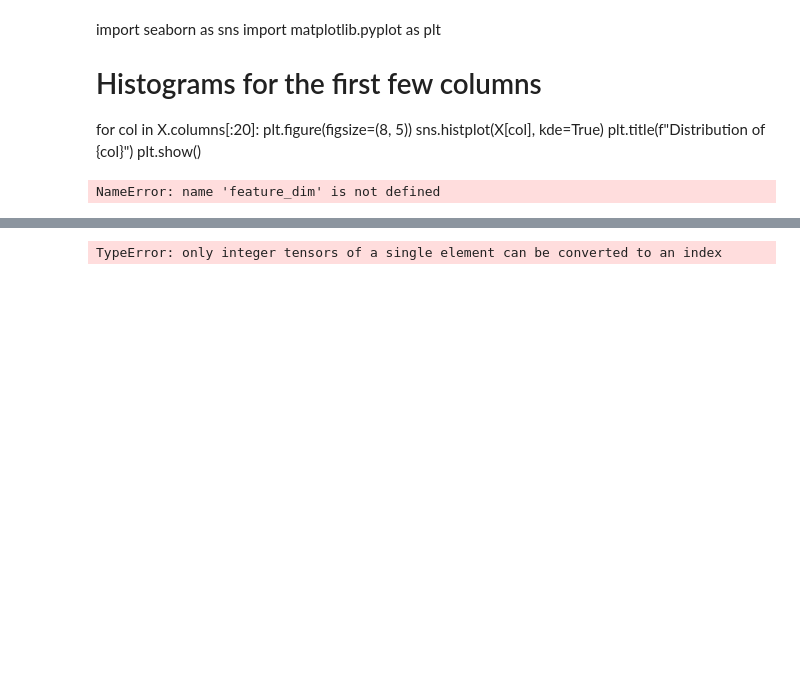
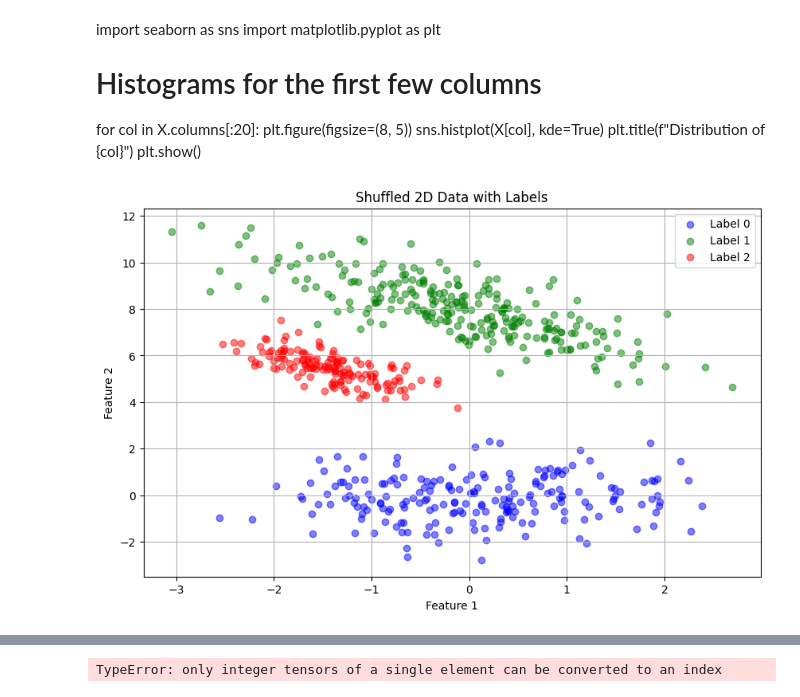
Before and after one commit to mihaozbot/eGAUSSp_Python, a Jupyter notebook: Test_4_german_credit_data_supervised.ipynb, the cells around one changed output, grey strips where cells are left out. Saved outputs shown, nothing was run; the diff lists cells and outputs as text; code cells hidden in the pictures; blank space fills up the shorter version.

```diff
--- a/Test_4_german_credit_data_supervised.ipynb
+++ b/Test_4_german_credit_data_supervised.ipynb
@@ -437,27 +594,0 @@ class eGAUSSp(torch.nn.Module):
-# %%
-# Test the eGAUSSp class
-import torch
-
-# Define the device
-device = torch.device("cuda" if torch.cuda.is_available() else "cpu")
-
-# Create an instance of the eGAUSSp model
-model = eGAUSSp(feature_dim=2, num_classes=2, N_max=5, num_sigma=2, kappa_join=0.5, S_0=1.0, c_min=2, device=device)
-
-# Create some sample data and labels
-sample_data = [
-    torch.tensor([1.0, 2.0]),
-    torch.tensor([1.5, 2.5]),
-    torch.tensor([-1.0, -2.0]),
-    torch.tensor([-1.5, -2.5]),
-    torch.tensor([0.5, 1.0]),
-    torch.tensor([0.0, 0.0]),
-    torch.tensor([-0.5, -1.0])
-]
-sample_labels = torch.tensor([0, 0, 1, 1, 0, 0, 1])
-
-# Feed the sample data to the model
-for z, label in zip(sample_data, sample_labels):
-    model.forward(z, label)
-# %% [output]
-NameError: name 'feature_dim' is not defined
@@ -463,0 +643,48 @@ NameError: name 'feature_dim' is not defined
+# %%
+# Test the eGAUSSp class
+import torch
+
+# Define the device
+device = torch.device("cuda" if torch.cuda.is_available() else "cpu")
+
+# Create an instance of the eGAUSSp model
+model = eGAUSSp(feature_dim=2, num_classes=1, N_max=4, num_sigma=3, kappa_join=2, S_0=0.01, c_min=1, device=device)
+
+# Generate 2D data as provided
+np.random.seed(0)
+z_1 = np.random.randn(2, 200)
+z_2_top = np.random.randn(1, 250)
+z_2 = np.vstack((z_2_top, -z_2_top + (8 + 0.85 * np.random.randn(1, 250))))
+z_3_top = -1.5 + 0.5 * np.random.randn(1, 150)
+z_3 = np.vstack((z_3_top, -z_3_top + (4 + 0.5 * np.random.randn(1, 150))))
+
+labels_1 = np.zeros((z_1.shape[1],), dtype=np.int64)  # Label 0 for z_1 cluster
+labels_2 = np.ones((z_2.shape[1],), dtype=np.int64)  # Label 1 for z_2 cluster
+labels_3 = 2 * np.ones((z_3.shape[1],), dtype=np.int64)  # Label 2 for z_3 cluster
+
+# Concatenate the data and labels
+z = np.hstack((z_1, z_2, z_3))
+labels = np.hstack((labels_1, labels_2, labels_3))
+
+# Shuffle the data and labels in the same order
+indices = np.random.permutation(z.shape[1])
+z = z[:, indices]
+labels = labels[indices]
+
+# Convert the shuffled data to a PyTorch tensor
+sample_data = torch.tensor(z.transpose(), dtype=torch.float32)
+sample_labels = torch.tensor(labels, dtype=torch.int64)
+
+plt.figure(figsize=(10, 6))
+colors = ['blue', 'green', 'red']
+for i, color in enumerate(colors):
+    idx = labels == i
+    plt.scatter(z[0, idx], z[1, idx], c=color, label=f"Label {i}", alpha=0.5)
+plt.xlabel('Feature 1')
+plt.ylabel('Feature 2')
+plt.title('Shuffled 2D Data with Labels')
+plt.legend()
+plt.grid(True)
+plt.show()
+# %% [output]
+[figure, added]
```
Also changed, not shown: parts of 10 cells of this notebook, 3 other files.
